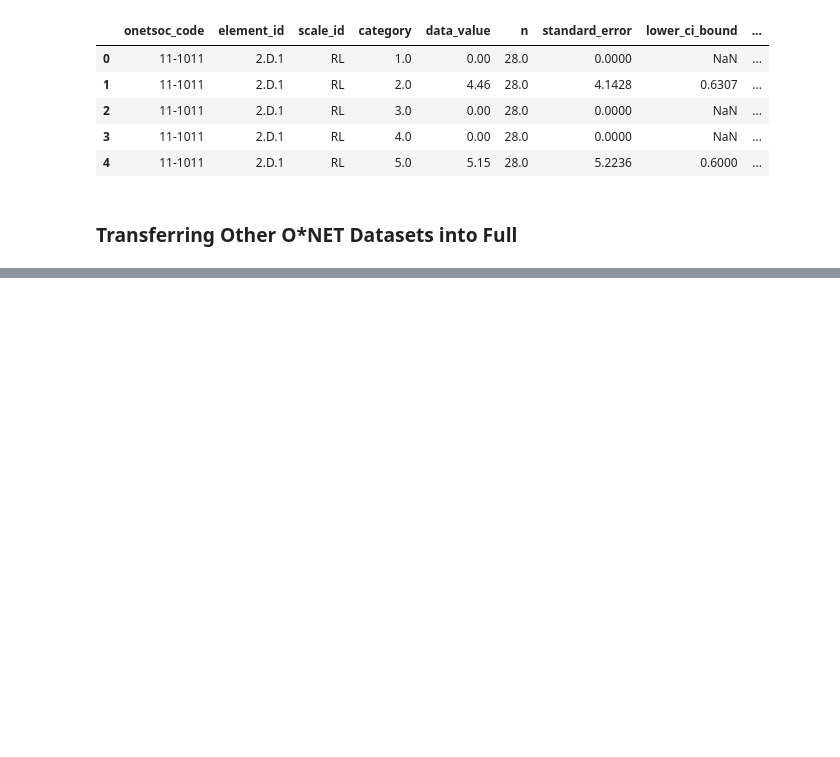
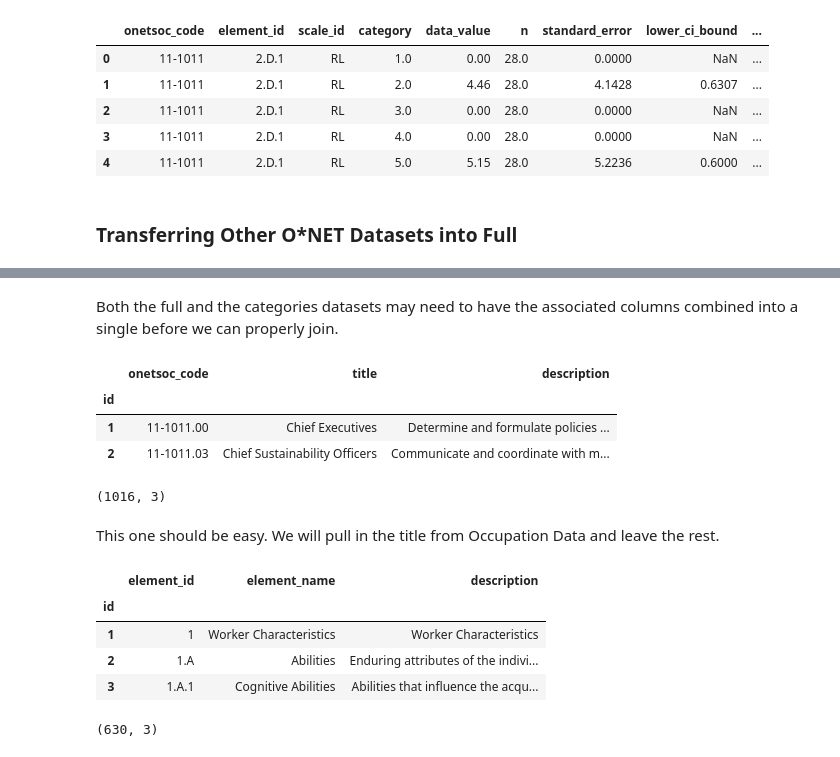
Before and after one commit to blue-santa/comparing-training-req-to-salary-exp, a Jupyter notebook: notebooks/03-exploratory-data-analysis/02-00-eda-train-reward-compare.ipynb, the cells around one changed output, grey strips where cells are left out. Cells and saved outputs as stored; diff of their text form; code cells hidden in the pictures; blank space fills up the shorter version.

Commit message:
prep for merge with other onet datasets

```diff
--- a/notebooks/03-exploratory-data-analysis/02-00-eda-train-reward-compare.ipynb
+++ b/notebooks/03-exploratory-data-analysis/02-00-eda-train-reward-compare.ipynb
@@ -1127,0 +1139,27 @@ full_df.head()
+# %% [markdown]
+Both the full and the categories datasets may need to have the associated columns combined into a single before we can properly join.
+# %%
+occupation_data.head(2)
+# %% [output]
+|  | onetsoc_code | title | description |
+| id |  |  |  |
+| 1 | 11-1011.00 | Chief Executives | Determine and formulate policies ... |
+| 2 | 11-1011.03 | Chief Sustainability Officers | Communicate and coordinate with m... |
+# %%
+occupation_data.shape
+# %% [output]
+(1016, 3)
+# %% [markdown]
+This one should be easy. We will pull in the title from Occupation Data and leave the rest.
+# %%
+content_model_reference.head(3)
+# %% [output]
+|  | element_id | element_name | description |
+| id |  |  |  |
+| 1 | 1 | Worker Characteristics | Worker Characteristics |
+| 2 | 1.A | Abilities | Enduring attributes of the indivi... |
+| 3 | 1.A.1 | Cognitive Abilities | Abilities that influence the acqu... |
+# %%
+content_model_reference.shape
+# %% [output]
+(630, 3)
```
Also changed, not shown: parts of 7 cells of this notebook.
